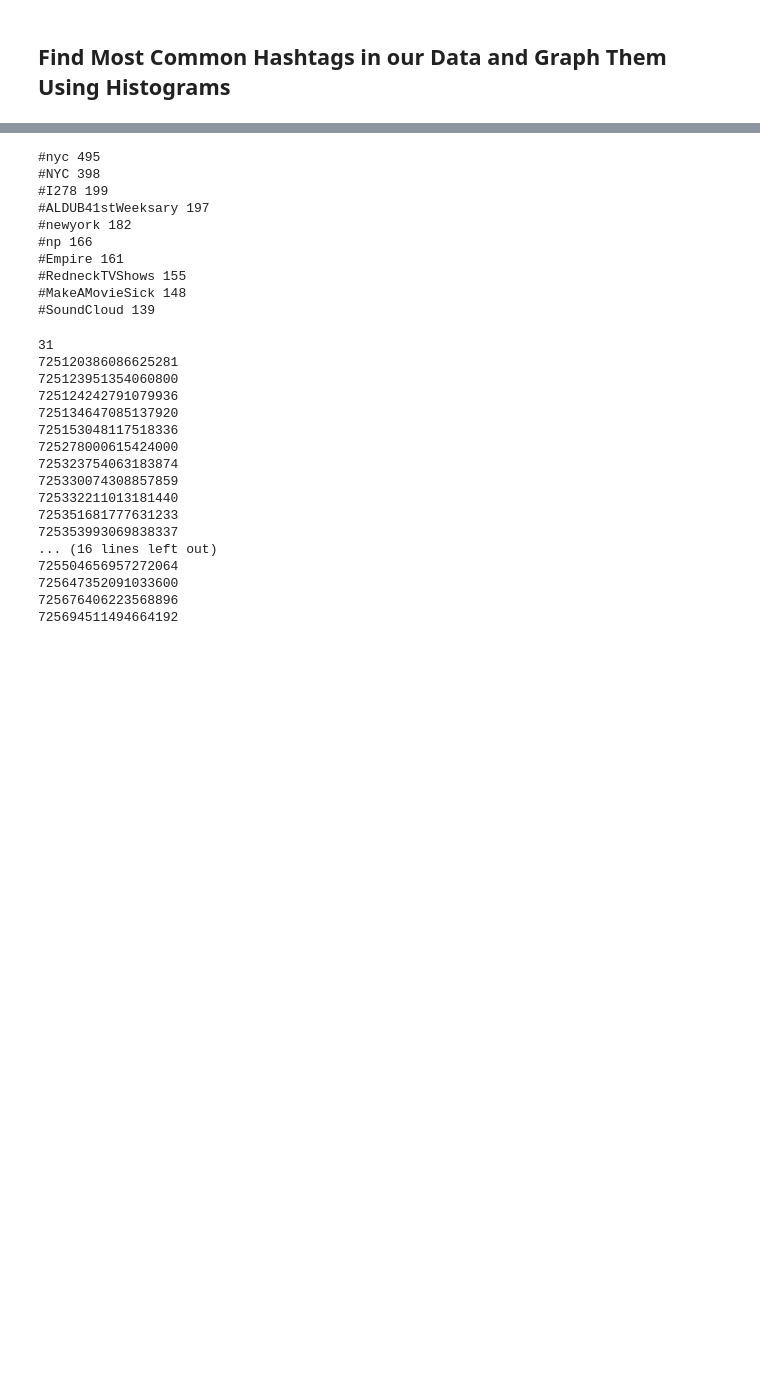
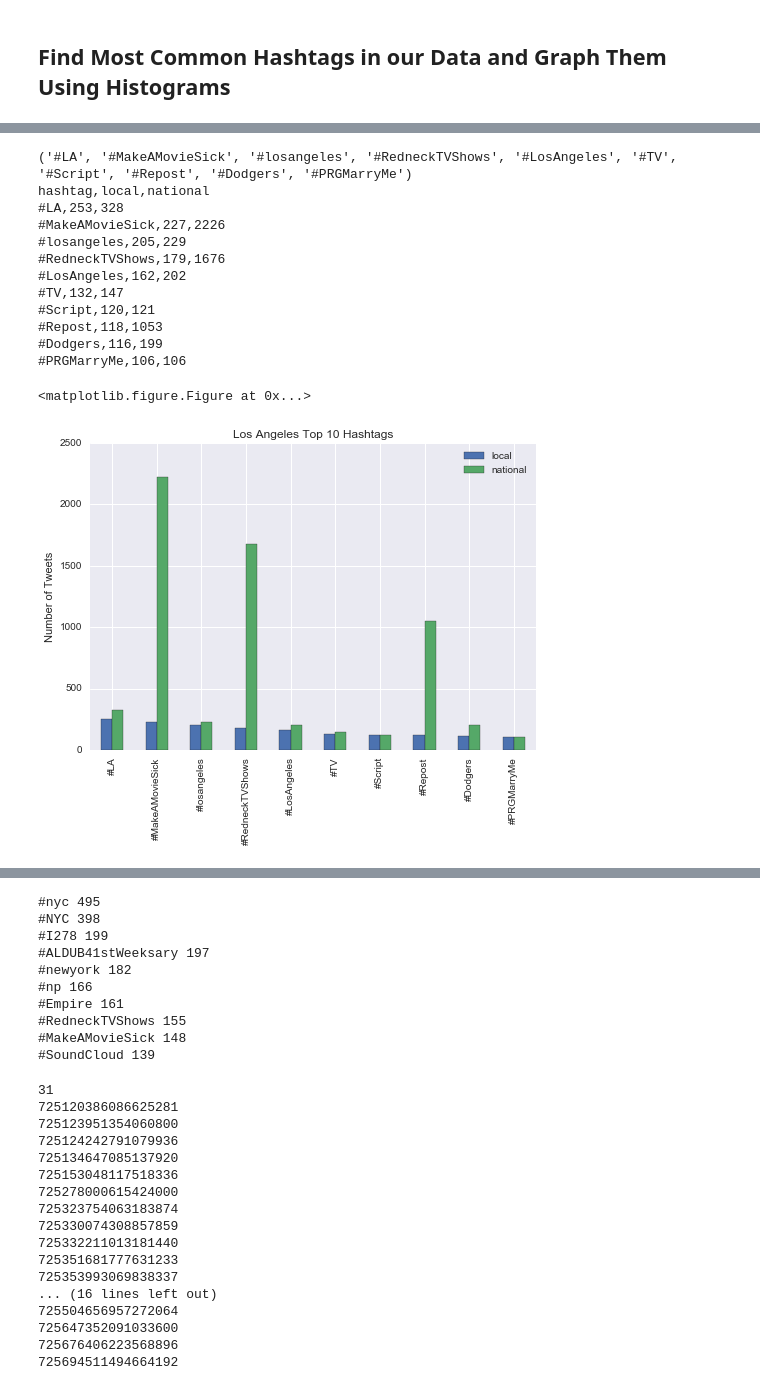
Before and after one commit to calvinytong/english2_twitter_analysis, a Jupyter notebook: Analysis.ipynb, the cells around one changed output, grey strips where cells are left out. Cells and saved outputs as stored; diff of their text form; code cells hidden in the pictures; blank space fills up the shorter version.

```diff
--- a/Analysis.ipynb
+++ b/Analysis.ipynb
@@ -422,0 +451,18 @@ plot_bar(count_nyc.most_common(10))
+# %%
+count_la = count_terms(la_geo_data)
+plot_bar(count_la,count_rand,"Los Angeles Top 10 Hashtags")
+# %% [output]
+('#LA', '#MakeAMovieSick', '#losangeles', '#RedneckTVShows', '#LosAngeles', '#TV', '#Script', '#Repost', '#Dodgers', '#PRGMarryMe')
+hashtag,local,national
+#LA,253,328
+#MakeAMovieSick,227,2226
+#losangeles,205,229
+#RedneckTVShows,179,1676
+#LosAngeles,162,202
+#TV,132,147
+#Script,120,121
+#Repost,118,1053
+#Dodgers,116,199
+#PRGMarryMe,106,106
+<matplotlib.figure.Figure at 0x...>
+[figure, added]
```
Also changed, not shown: parts of 21 cells of this notebook, 1 other file.
